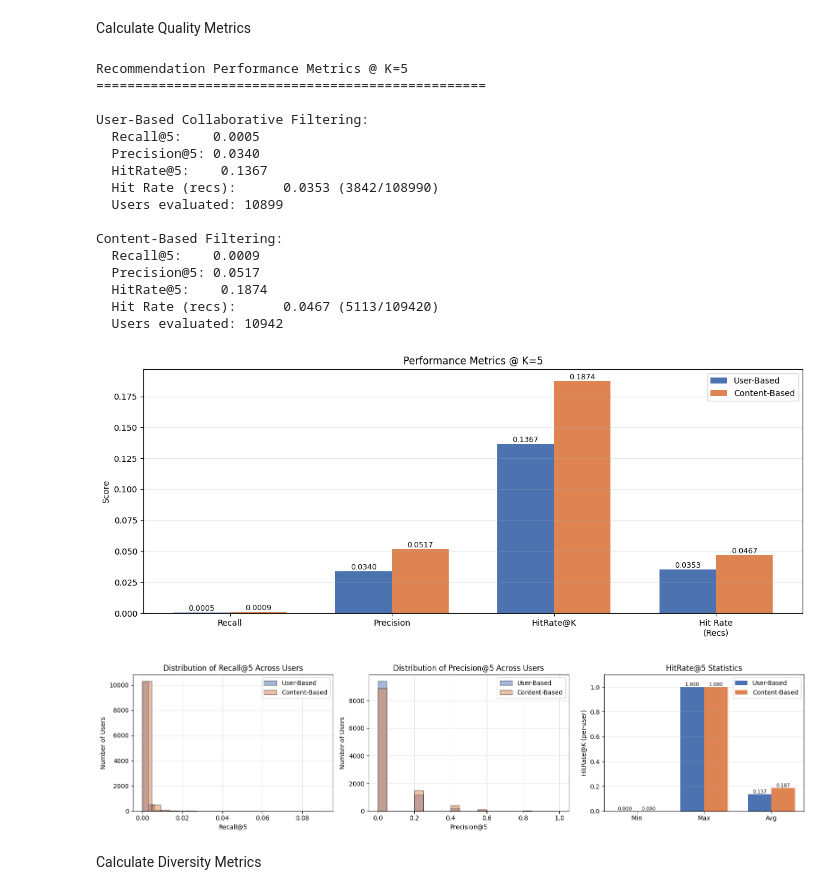
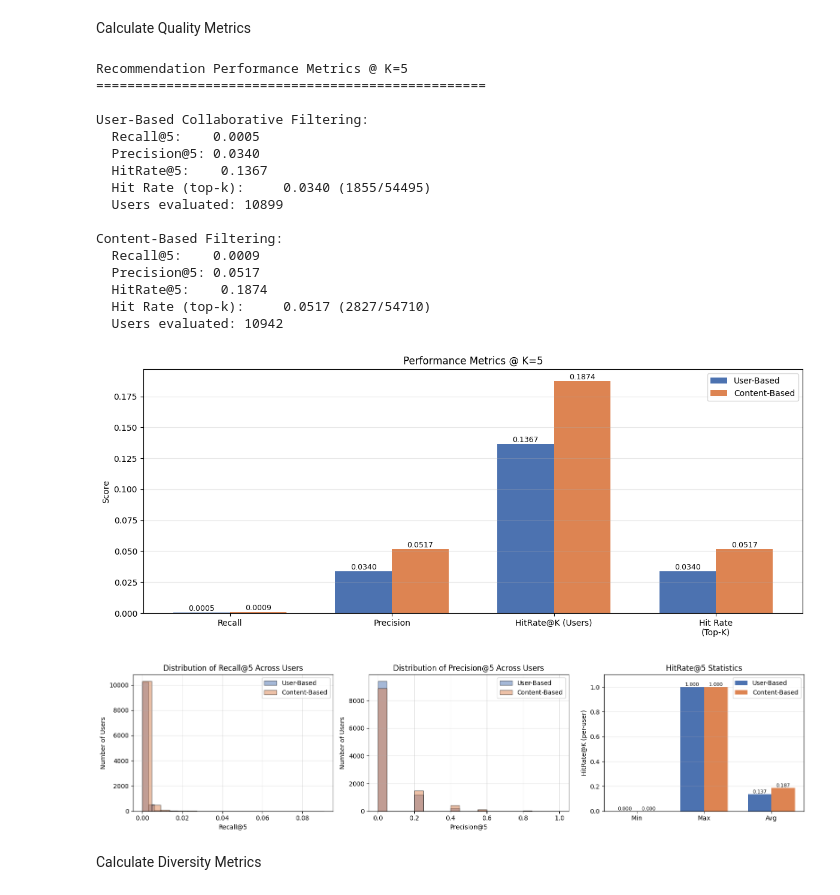
Before and after one commit to raahed/social-network-study-anime, a Jupyter notebook: notebook/evaluation.ipynb, the cells around one changed output. Drawn from its saved outputs; the diff is of its cells as text; code cells hidden in the pictures.

```diff
--- a/notebook/evaluation.ipynb
+++ b/notebook/evaluation.ipynb
@@ -89,6 +89,12 @@ cb_recalls = []
 cb_precisions = []
 ub_hitrates = []
 cb_hitrates = []
+ub_topk_hit_ratios = []
+cb_topk_hit_ratios = []
+ub_topk_hits_total = 0
+cb_topk_hits_total = 0
+ub_topk_total = 0
+cb_topk_total = 0
 
 # User-based metrics (use recommendation 'score' as importance)
 for user_id in common_users_ub:
@@ -109,9 +115,14 @@ for user_id in common_users_ub:
             y_scores[anime_id_to_idx[anime_id]] = float(score)
 
     if y_true.sum() > 0:  # Only calculate if user has watched anime
+        top_k_idx = np.argsort(y_scores)[::-1][:GLOBAL_K_VALUE]
+        hits_topk = int(y_true[top_k_idx].sum())
+        ub_topk_hits_total += hits_topk
+        ub_topk_total += GLOBAL_K_VALUE
+        ub_topk_hit_ratios.append(hits_topk / GLOBAL_K_VALUE)
+        ub_hitrates.append(hitrate_at_k(y_true, y_scores, GLOBAL_K_VALUE))
         ub_recalls.append(recall_at_k(y_true, y_scores, GLOBAL_K_VALUE))
         ub_precisions.append(precision_at_k(y_true, y_scores, GLOBAL_K_VALUE))
-        ub_hitrates.append(hitrate_at_k(y_true, y_scores, GLOBAL_K_VALUE))
 
 # Content-based metrics (use recommendation 'score' as importance)
 for user_id in common_users_cb:
@@ -132,9 +143,14 @@ for user_id in common_users_cb:
             y_scores[anime_id_to_idx[anime_id]] = float(score)
 
     if y_true.sum() > 0:
+        top_k_idx = np.argsort(y_scores)[::-1][:GLOBAL_K_VALUE]
+        hits_topk = int(y_true[top_k_idx].sum())
+        cb_topk_hits_total += hits_topk
+        cb_topk_total += GLOBAL_K_VALUE
+        cb_topk_hit_ratios.append(hits_topk / GLOBAL_K_VALUE)
+        cb_hitrates.append(hitrate_at_k(y_true, y_scores, GLOBAL_K_VALUE))
         cb_recalls.append(recall_at_k(y_true, y_scores, GLOBAL_K_VALUE))
         cb_precisions.append(precision_at_k(y_true, y_scores, GLOBAL_K_VALUE))
-        cb_hitrates.append(hitrate_at_k(y_true, y_scores, GLOBAL_K_VALUE))
 
 # Calculate averages (handle empty lists safely)
 avg_ub_recall = np.mean(ub_recalls) if ub_recalls else 0.0
@@ -146,31 +162,9 @@ avg_cb_precision = np.mean(cb_precisions) if cb_precisions else 0.0
 ub_hitrate_k = np.mean(ub_hitrates) if ub_hitrates else 0.0
 cb_hitrate_k = np.mean(cb_hitrates) if cb_hitrates else 0.0
 
-# Calculate hit rate as percentage of recommendations that were actually watched
-# Get all recommendations as sets per user
-ub_user_recs = user_based_filtered.groupby('user_id')['anime_id'].apply(set).to_dict()
-cb_user_recs = content_based_filtered.groupby('user_id')['anime_id'].apply(set).to_dict()
-
-# Calculate what percentage of all recommendations were watched
-ub_total_recs = 0
-ub_watched_recs = 0
-cb_total_recs = 0
-cb_watched_recs = 0
-
-for user_id in common_users_ub:
-    recs = ub_user_recs[user_id]
-    watched = actual_watched[user_id]
-    ub_total_recs += len(recs)
-    ub_watched_recs += len(recs & watched)
-
-for user_id in common_users_cb:
-    recs = cb_user_recs[user_id]
-    watched = actual_watched[user_id]
-    cb_total_recs += len(recs)
-    cb_watched_recs += len(recs & watched)
-
-ub_hit_rate_recs = ub_watched_recs / ub_total_recs if ub_total_recs > 0 else 0
-cb_hit_rate_recs = cb_watched_recs / cb_total_recs if cb_total_recs > 0 else 0
+# Top-K hit rate (percentage of top-k items that are hits)
+ub_hit_rate_topk = np.mean(ub_topk_hit_ratios) if ub_topk_hit_ratios else 0.0
+cb_hit_rate_topk = np.mean(cb_topk_hit_ratios) if cb_topk_hit_ratios else 0.0
 
 # Print results
 print(f"Recommendation Performance Metrics @ K={GLOBAL_K_VALUE}\n" + "="*50)
@@ -178,14 +172,14 @@ print(f"\nUser-Based Collaborative Filtering:")
 print(f"  Recall@{GLOBAL_K_VALUE}:    {avg_ub_recall:.4f}")
 print(f"  Precision@{GLOBAL_K_VALUE}: {avg_ub_precision:.4f}")
 print(f"  HitRate@{GLOBAL_K_VALUE}:    {ub_hitrate_k:.4f}")
-print(f"  Hit Rate (recs):      {ub_hit_rate_recs:.4f} ({ub_watched_recs}/{ub_total_recs})")
+print(f"  Hit Rate (top-k):     {ub_hit_rate_topk:.4f} ({ub_topk_hits_total}/{ub_topk_total})")
 print(f"  Users evaluated: {len(ub_recalls)}")
 
 print(f"\nContent-Based Filtering:")
 print(f"  Recall@{GLOBAL_K_VALUE}:    {avg_cb_recall:.4f}")
 print(f"  Precision@{GLOBAL_K_VALUE}: {avg_cb_precision:.4f}")
 print(f"  HitRate@{GLOBAL_K_VALUE}:    {cb_hitrate_k:.4f}")
-print(f"  Hit Rate (recs):      {cb_hit_rate_recs:.4f} ({cb_watched_recs}/{cb_total_recs})")
+print(f"  Hit Rate (top-k):     {cb_hit_rate_topk:.4f} ({cb_topk_hits_total}/{cb_topk_total})")
 print(f"  Users evaluated: {len(cb_recalls)}")
 # %% [output]
 Recommendation Performance Metrics @ K=5
@@ -195,21 +189,21 @@ User-Based Collaborative Filtering:
   Recall@5:    0.0005
   Precision@5: 0.0340
   HitRate@5:    0.1367
-  Hit Rate (recs):      0.0353 (3842/108990)
+  Hit Rate (top-k):     0.0340 (1855/54495)
   Users evaluated: 10899
 
 Content-Based Filtering:
   Recall@5:    0.0009
   Precision@5: 0.0517
   HitRate@5:    0.1874
-  Hit Rate (recs):      0.0467 (5113/109420)
+  Hit Rate (top-k):     0.0517 (2827/54710)
   Users evaluated: 10942
 # %%
 # Bar chart comparison
 metrics_data = pd.DataFrame({
-    'Metric': ['Recall', 'Precision', 'HitRate@K', 'Hit Rate\n(Recs)'],
-    'User-Based': [avg_ub_recall, avg_ub_precision, ub_hitrate_k, ub_hit_rate_recs],
-    'Content-Based': [avg_cb_recall, avg_cb_precision, cb_hitrate_k, cb_hit_rate_recs]
+    'Metric': ['Recall', 'Precision', 'HitRate@K (Users)', 'Hit Rate\n(Top-K)'],
+    'User-Based': [avg_ub_recall, avg_ub_precision, ub_hitrate_k, ub_hit_rate_topk],
+    'Content-Based': [avg_cb_recall, avg_cb_precision, cb_hitrate_k, cb_hit_rate_topk]
 })
 
 fig, ax = plt.subplots(figsize=(12, 5))
@@ -269,34 +263,34 @@ cb_stats = {'min': min(cb_hits) if cb_hits else 0, 'max': max(cb_hits) if cb_hit
 # Create grouped bar chart for hit rate
 categories = ['Min', 'Max', 'Avg']
 ub_values = [ub_stats['min'], ub_stats['max'], ub_stats['avg']]
 cb_values = [cb_stats['min'], cb_stats['max'], cb_stats['avg']]
 
 x_pos = np.arange(len(categories))
 width = 0.35
 
 bars1 = axes[2].bar(x_pos - width/2, ub_values, width, label='User-Based', color='#4C72B0')
 bars2 = axes[2].bar(x_pos + width/2, cb_values, width, label='Content-Based', color='#DD8452')
 
 axes[2].set_ylabel('HitRate@K (per-user)')
 axes[2].set_title(f'HitRate@{GLOBAL_K_VALUE} Statistics')
 axes[2].set_xticks(x_pos)
 axes[2].set_xticklabels(categories)
 axes[2].legend()
 axes[2].grid(axis='y', alpha=0.3)
 axes[2].set_ylim([0, 1.1])
 
 # Add value labels on bars
 for bars in [bars1, bars2]:
     for bar in bars:
         height = bar.get_height()
         axes[2].text(bar.get_x() + bar.get_width()/2., height,
                 f'{height:.3f}',
                 ha='center', va='bottom', fontsize=8)
 
 plt.tight_layout()
 plt.show()
 # %% [output]
-[figure, old version]
+[figure, new version]
 [figure]
 # %% [markdown]
 Calculate Diversity Metrics
```
